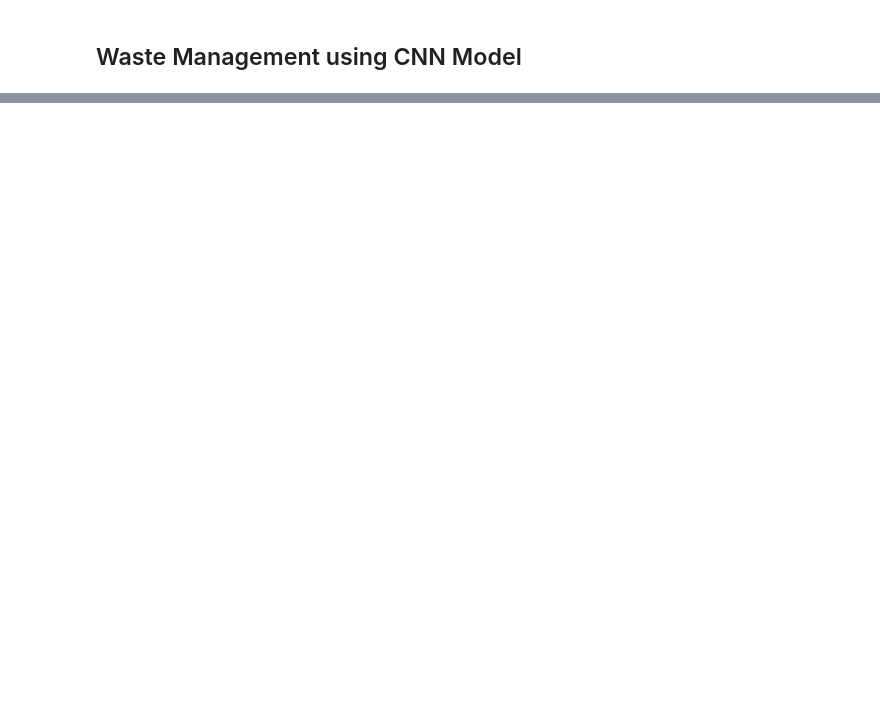
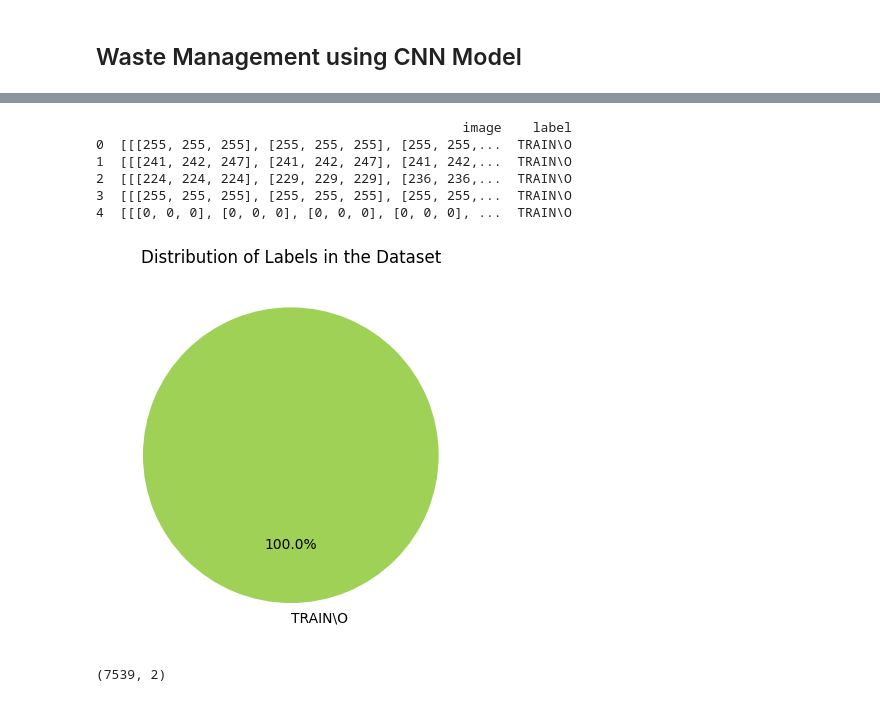
Before and after one commit to thotacharan24/CNN-model-to-Classify-Images-Of-Plastic-Waste-, a Jupyter notebook: wasteclassification.ipynb, the cells around one changed output, grey strips where cells are left out. Saved outputs shown, nothing was run; the diff lists cells and outputs as text; code cells hidden in the pictures; blank space fills up the shorter version.

```diff
--- a/wasteclassification.ipynb
+++ b/wasteclassification.ipynb
@@ -68,0 +141,61 @@ ModuleNotFoundError: No module named 'tensorflow'
+# %%
+import cv2
+import pandas as pd
+from glob import glob
+from tqdm import tqdm
+import matplotlib.pyplot as plt
+
+train_path = "Dataset/TRAIN"
+test_path = "Dataset/TEST"
+
+# Initialize lists for data
+x_data = []
+y_data = []
+
+# Loop through categories (subdirectories)
+for category in glob(train_path + '/*'):
+    # Loop through files in each category
+    for file in tqdm(glob(category + '/*')):  # tqdm for progress bar
+        img_array = cv2.imread(file)  # Read the image
+        img_array = cv2.cvtColor(img_array, cv2.COLOR_BGR2RGB)  # Convert to RGB
+
+        x_data.append(img_array)  # Append image to x_data
+        y_data.append(category.split('/')[-1])  # Append category name to y_data
+
+# Create a DataFrame with images and labels
+data = pd.DataFrame({'image': x_data, 'label': y_data})
+
+# Optionally, print the first few rows to verify
+print(data.head())
+
+# Get the value counts of labels
+label_counts = data['label'].value_counts()
+
+# Define colors (make sure there are enough colors for each label)
+colors = ['#a0d157', '#c48bb8']  # Add more colors if needed
+
+# Plot the pie chart
+plt.pie(
+    label_counts,  # Values for the pie chart
+    labels=label_counts.index.tolist(),  # Dynamically generated labels
+    colors=colors[:len(label_counts)],  # Ensure number of colors matches the labels
+    autopct='%1.1f%%',  # Display percentage with one decimal place
+    startangle=90 )
+
+# Add a title
+plt.title("Distribution of Labels in the Dataset")
+
+# Display the pie chart
+plt.show()
+# %% [output]
+                                               image    label
+0  [[[255, 255, 255], [255, 255, 255], [255, 255,...  TRAIN\O
+1  [[[241, 242, 247], [241, 242, 247], [241, 242,...  TRAIN\O
+2  [[[224, 224, 224], [229, 229, 229], [236, 236,...  TRAIN\O
+3  [[[255, 255, 255], [255, 255, 255], [255, 255,...  TRAIN\O
+4  [[[0, 0, 0], [0, 0, 0], [0, 0, 0], [0, 0, 0], ...  TRAIN\O
+[figure, added]
+# %%
+data.shape
+# %% [output]
+(7539, 2)
```
Also changed, not shown: parts of 10 cells of this notebook.
